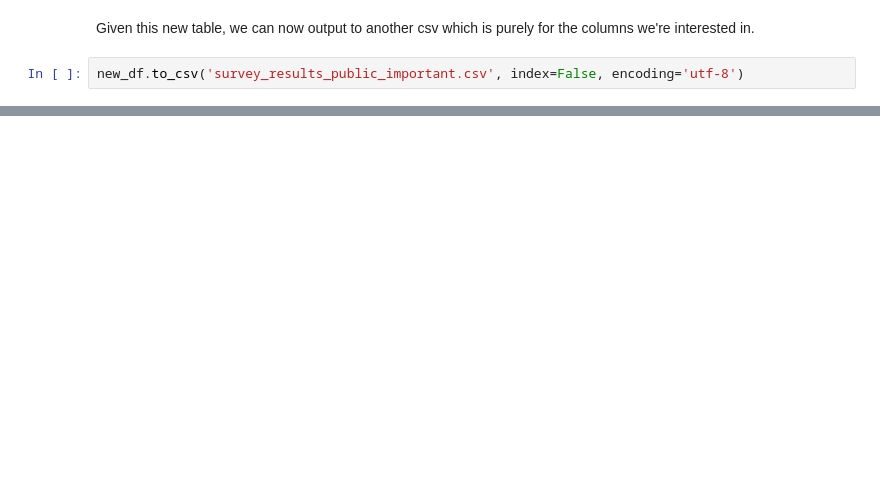
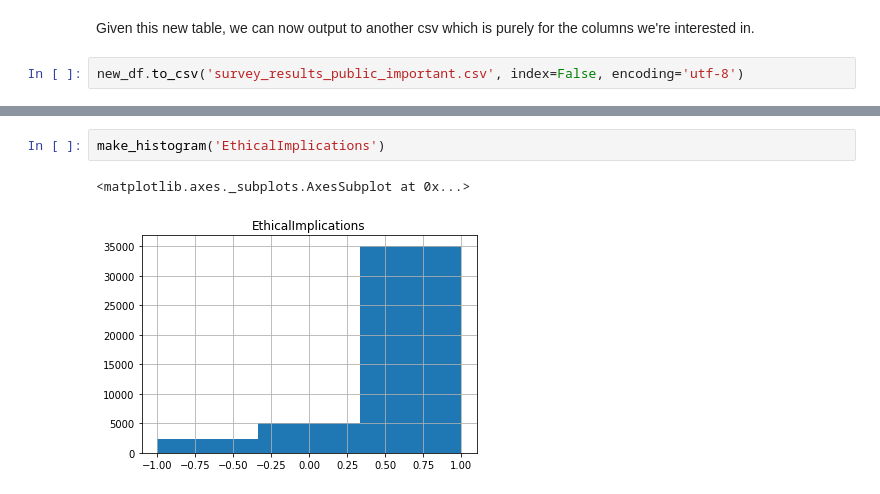
Before and after one commit to dcmesh/EECS-442-Project, a Jupyter notebook: EECS 442 - Final Project.ipynb, the cells around one changed output, grey strips where cells are left out. Cells and saved outputs as stored; diff of their text form; blank space fills up the shorter version.

```diff
--- a/EECS 442 - Final Project.ipynb
+++ b/EECS 442 - Final Project.ipynb
@@ -90,0 +241,5 @@ new_df.to_csv('survey_results_public_important.csv', index=False, encoding='utf-
+# %%
+make_histogram('EthicalImplications')
+# %% [output]
+<matplotlib.axes._subplots.AxesSubplot at 0x...>
+[figure, added]
```
Also changed, not shown: parts of 31 cells of this notebook, 1 other file.
